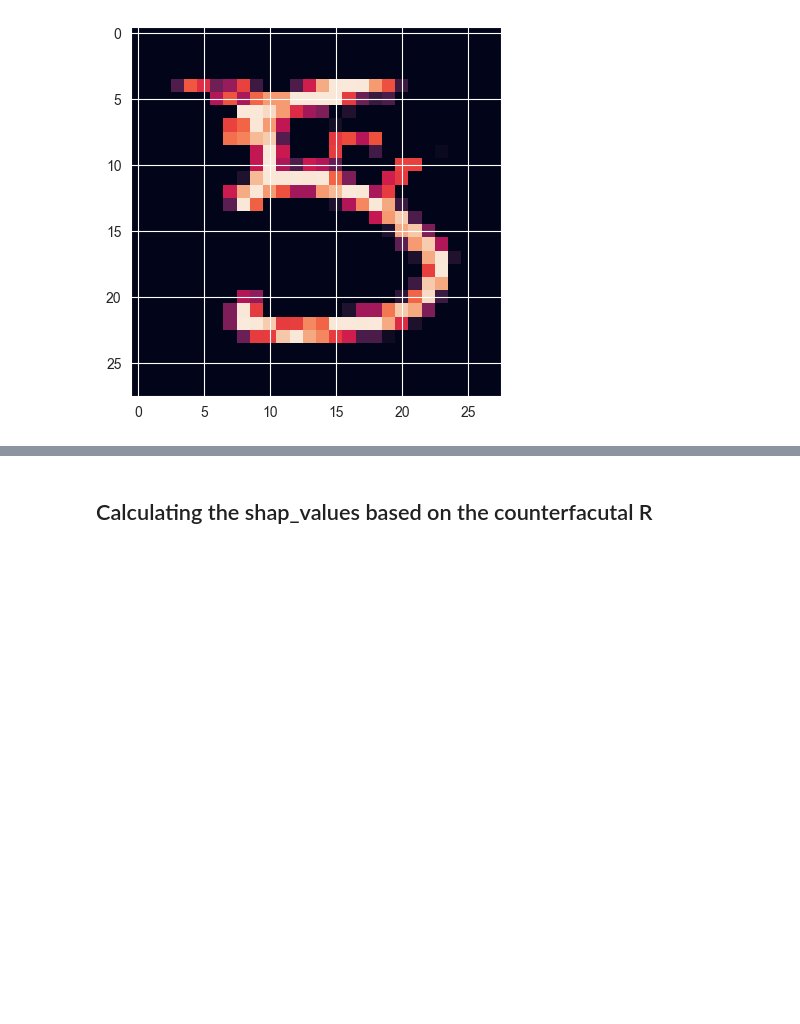
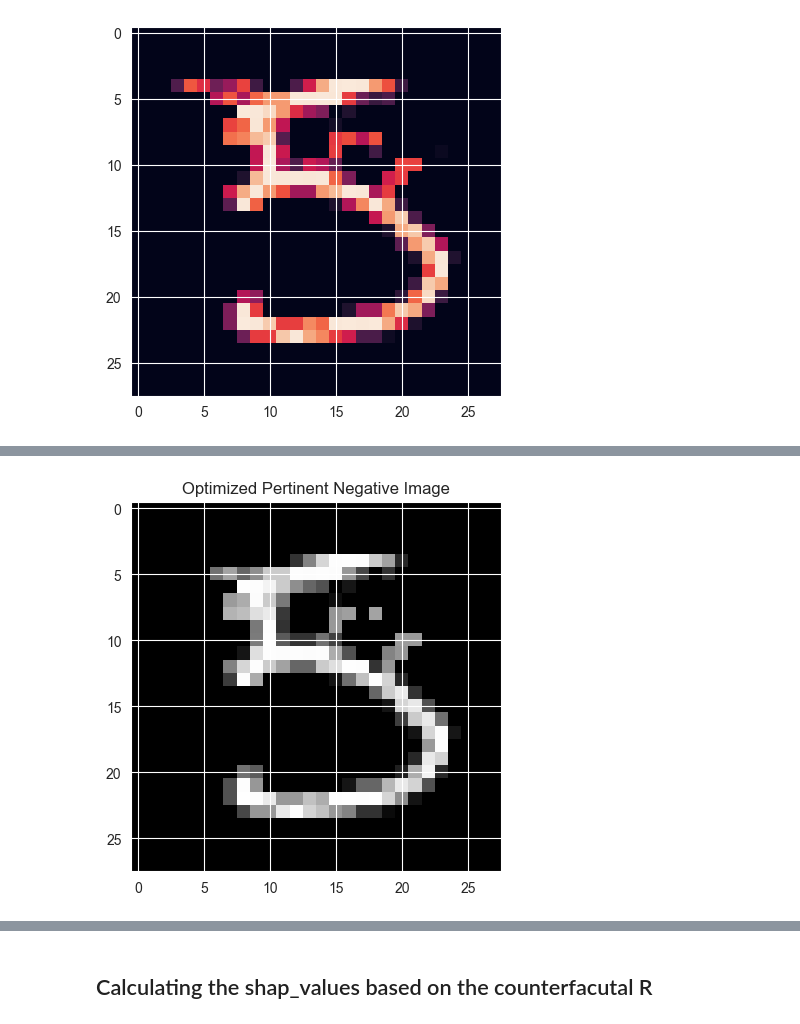
Before and after one commit to understanding-ml/Image-COLA, a Jupyter notebook: explainers/After_HPC.ipynb, the cells around one changed output, grey strips where cells are left out. Cells and saved outputs as stored; diff of their text form; code cells hidden in the pictures; blank space fills up the shorter version.

```diff
--- a/explainers/After_HPC.ipynb
+++ b/explainers/After_HPC.ipynb
@@ -195,0 +209,25 @@ plt.show()
+# %%
+cnn = load_model('mnist_cnn.h5')
+PN_optimized1 = R.copy()
+c_ik_cp = c_ik.copy()
+target_label = 3
+X_reshaped = X.reshape(28,28)
+
+for i in range(28):
+    for j in range(28):
+        # Only try to restore pixel where c_ik is 1
+        if c_ik_cp[i, j] == 1:
+            PN_temp = PN_optimized1.copy()
+            PN_temp[i, j] = X_reshaped[i, j]
+            # Ensure correct reshaping for model prediction
+            prediction_temp = cnn.predict(PN_temp.reshape(1, 784))
+            # Check if the predicted class matches the target label
+            if prediction_temp.argmax() == target_label:
+                PN_optimized1[i, j] = X_reshaped[i, j]
+                c_ik_cp[i, j] = 0  # Mark this pixel as no longer changeable
+
+plt.imshow(PN_optimized1.reshape(28, 28), cmap='gray')
+plt.title('Optimized Pertinent Negative Image')
+plt.show()
+# %% [output]
+[figure, added]
```
Also changed, not shown: parts of 3 cells of this notebook.
